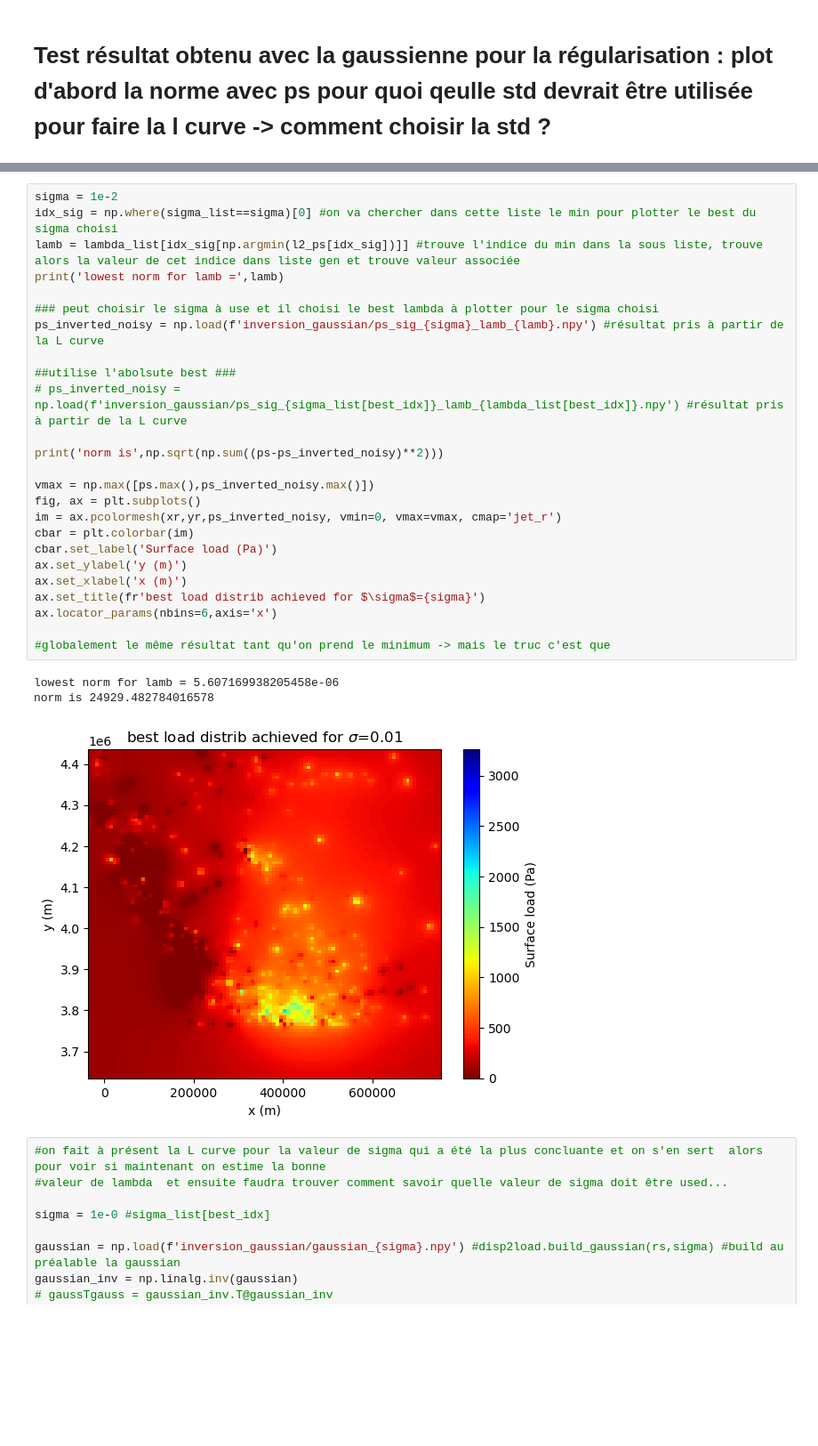
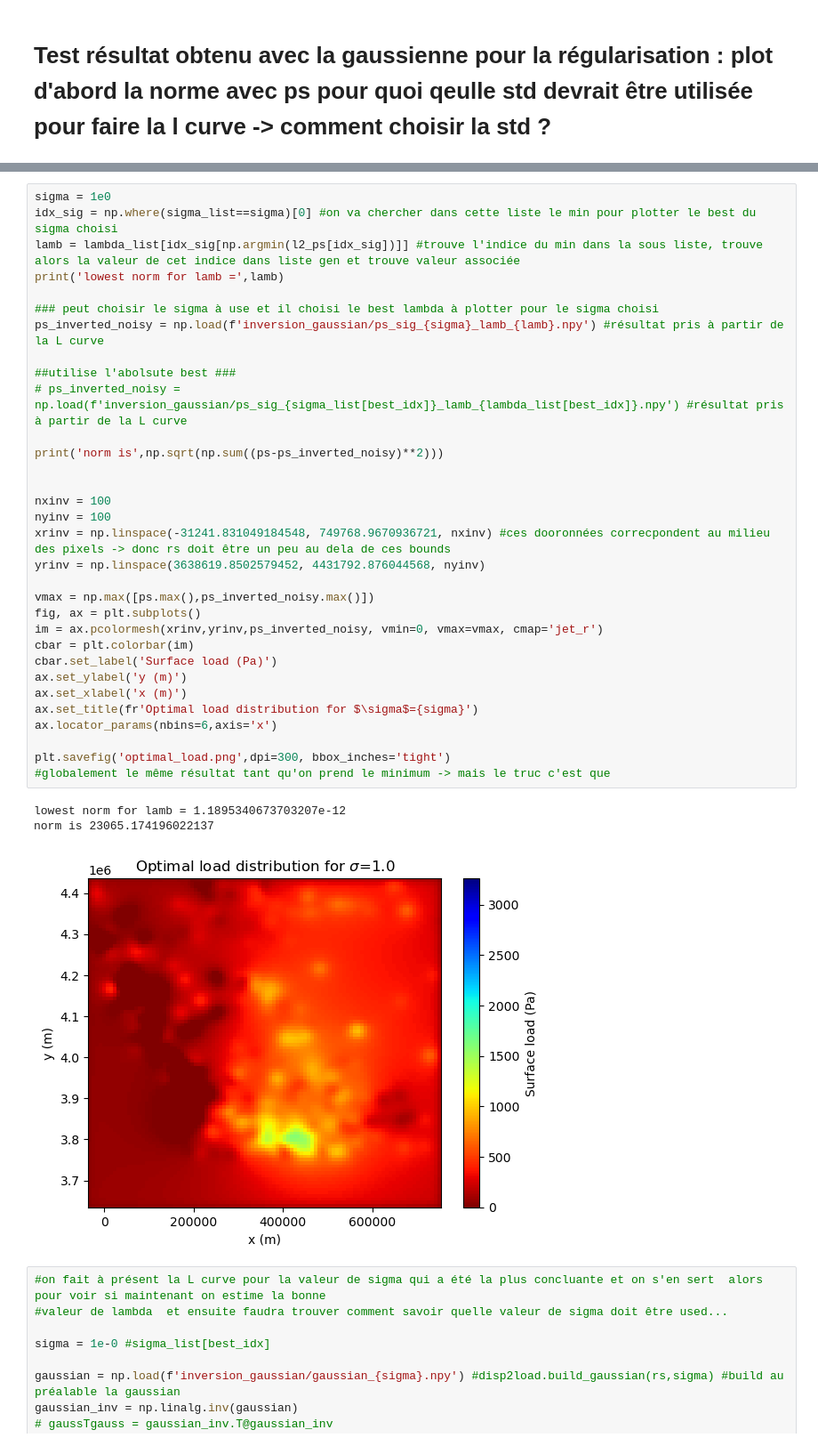
Before and after one commit to Elrondol/disp2load, a Jupyter notebook: Love_problem.ipynb, the cells around one changed output, grey strips where cells are left out. Shown at 89% size. Saved outputs shown, nothing was run; the diff lists cells and outputs as text; blank space fills up the shorter version.

```diff
--- a/Love_problem.ipynb
+++ b/Love_problem.ipynb
@@ -2018,34 +2018,41 @@ best sigma =  1.0 best lambda = 1.1895340673703207e-12
 23065.174196022137
 [figure]
 # %%
-sigma = 1e-2
+sigma = 1e0
 idx_sig = np.where(sigma_list==sigma)[0] #on va chercher dans cette liste le min pour plotter le best du sigma choisi
 lamb = lambda_list[idx_sig[np.argmin(l2_ps[idx_sig])]] #trouve l'indice du min dans la sous liste, trouve alors la valeur de cet indice dans liste gen et trouve valeur associée
 print('lowest norm for lamb =',lamb)
 
 ### peut choisir le sigma à use et il choisi le best lambda à plotter pour le sigma choisi
 ps_inverted_noisy = np.load(f'inversion_gaussian/ps_sig_{sigma}_lamb_{lamb}.npy') #résultat pris à partir de la L curve
 
 ##utilise l'abolsute best ###
 # ps_inverted_noisy = np.load(f'inversion_gaussian/ps_sig_{sigma_list[best_idx]}_lamb_{lambda_list[best_idx]}.npy') #résultat pris à partir de la L curve
 
 print('norm is',np.sqrt(np.sum((ps-ps_inverted_noisy)**2)))
 
+
+nxinv = 100
+nyinv = 100
+xrinv = np.linspace(-31241.831049184548, 749768.9670936721, nxinv) #ces dooronnées correcpondent au milieu des pixels -> donc rs doit être un peu au dela de ces bounds
+yrinv = np.linspace(3638619.8502579452, 4431792.876044568, nyinv)
+
 vmax = np.max([ps.max(),ps_inverted_noisy.max()])
 fig, ax = plt.subplots()
-im = ax.pcolormesh(xr,yr,ps_inverted_noisy, vmin=0, vmax=vmax, cmap='jet_r')
+im = ax.pcolormesh(xrinv,yrinv,ps_inverted_noisy, vmin=0, vmax=vmax, cmap='jet_r')
 cbar = plt.colorbar(im)
 cbar.set_label('Surface load (Pa)')
 ax.set_ylabel('y (m)')
 ax.set_xlabel('x (m)')
-ax.set_title(fr'best load distrib achieved for $\sigma$={sigma}')
+ax.set_title(fr'Optimal load distribution for $\sigma$={sigma}')
 ax.locator_params(nbins=6,axis='x')
 
+plt.savefig('optimal_load.png',dpi=300, bbox_inches='tight')
 #globalement le même résultat tant qu'on prend le minimum -> mais le truc c'est que
 # %% [output]
-lowest norm for lamb = 5.607169938205458e-06
-norm is 24929.482784016578
+lowest norm for lamb = 1.1895340673703207e-12
+norm is 23065.174196022137
-[figure, old version]
+[figure, new version]
 # %%
 #on fait à présent la L curve pour la valeur de sigma qui a été la plus concluante et on s'en sert  alors pour voir si maintenant on estime la bonne
 #valeur de lambda  et ensuite faudra trouver comment savoir quelle valeur de sigma doit être used...
```
Also changed, not shown: parts of 3 cells of this notebook, 7 other files.
